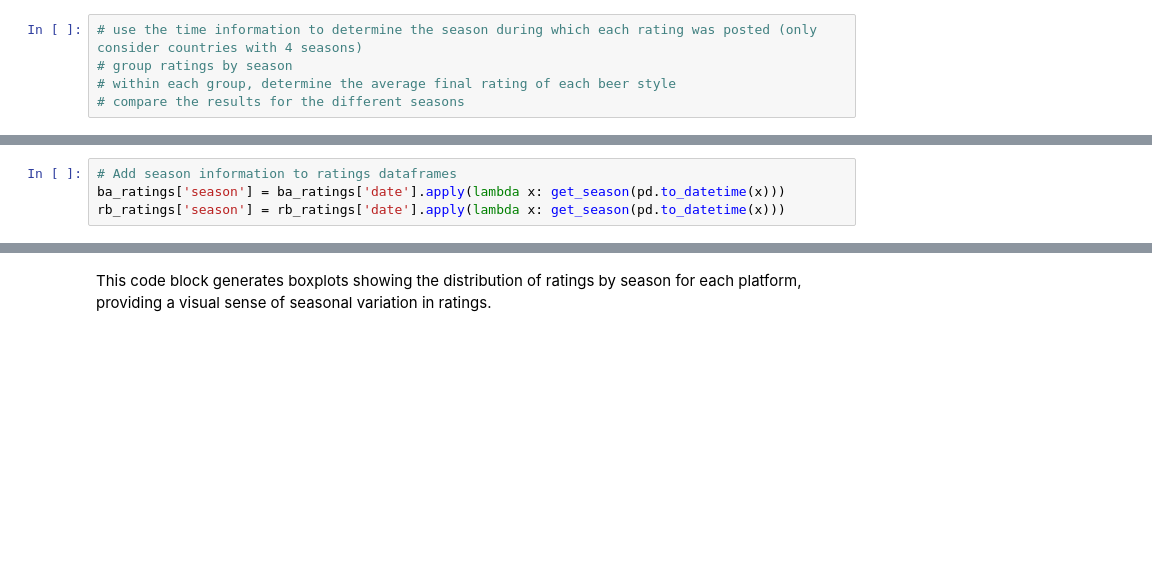
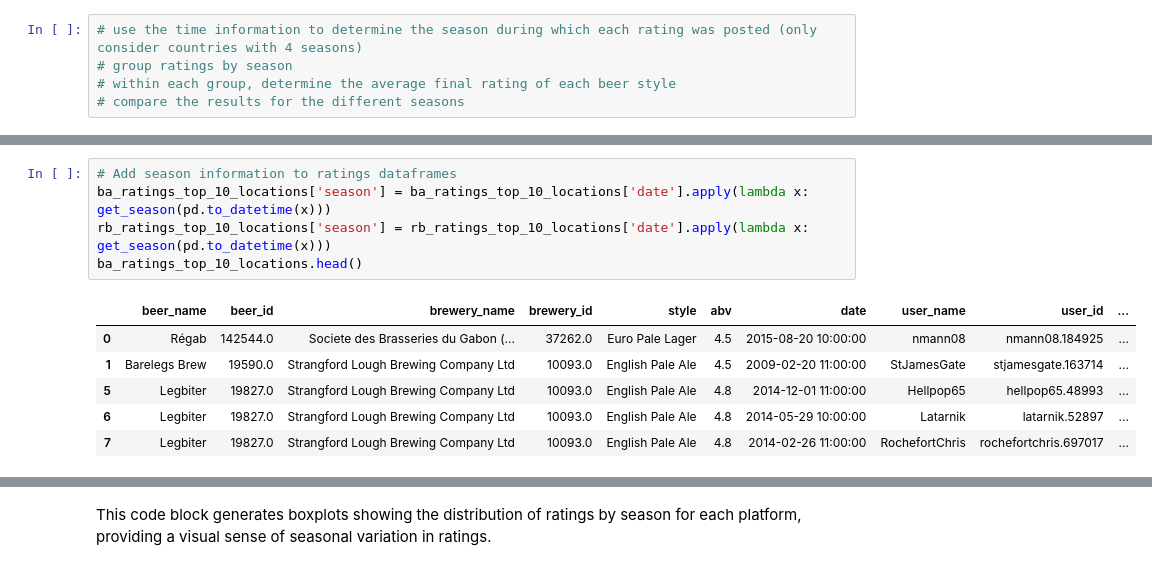
Before and after one commit to epfl-ada/ada-2024-project-datapilots, a Jupyter notebook: results.ipynb, the cells around one changed output, grey strips where cells are left out. Drawn from its saved outputs; the diff is of its cells as text; blank space fills up the shorter version.

```diff
--- a/results.ipynb
+++ b/results.ipynb
@@ -1331,4 +1440,12 @@ Here, we apply the get_season function to add a 'season' column to both ba_ratin
 # %%
 # Add season information to ratings dataframes
-ba_ratings['season'] = ba_ratings['date'].apply(lambda x: get_season(pd.to_datetime(x)))
-rb_ratings['season'] = rb_ratings['date'].apply(lambda x: get_season(pd.to_datetime(x)))
+ba_ratings_top_10_locations['season'] = ba_ratings_top_10_locations['date'].apply(lambda x: get_season(pd.to_datetime(x)))
+rb_ratings_top_10_locations['season'] = rb_ratings_top_10_locations['date'].apply(lambda x: get_season(pd.to_datetime(x)))
+ba_ratings_top_10_locations.head()
+# %% [output]
+|  | beer_name | beer_id | brewery_name | brewery_id | style | abv | date | user_name | user_id | ... |
+| 0 | Régab | 142544.0 | Societe des Brasseries du Gabon (... | 37262.0 | Euro Pale Lager | 4.5 | 2015-08-20 10:00:00 | nmann08 | nmann08.184925 | ... |
+| 1 | Barelegs Brew | 19590.0 | Strangford Lough Brewing Company Ltd | 10093.0 | English Pale Ale | 4.5 | 2009-02-20 11:00:00 | StJamesGate | stjamesgate.163714 | ... |
+| 5 | Legbiter | 19827.0 | Strangford Lough Brewing Company Ltd | 10093.0 | English Pale Ale | 4.8 | 2014-12-01 11:00:00 | Hellpop65 | hellpop65.48993 | ... |
+| 6 | Legbiter | 19827.0 | Strangford Lough Brewing Company Ltd | 10093.0 | English Pale Ale | 4.8 | 2014-05-29 10:00:00 | Latarnik | latarnik.52897 | ... |
+| 7 | Legbiter | 19827.0 | Strangford Lough Brewing Company Ltd | 10093.0 | English Pale Ale | 4.8 | 2014-02-26 11:00:00 | RochefortChris | rochefortchris.697017 | ... |
```
Also changed, not shown: parts of 58 cells of this notebook, 2 other files.
